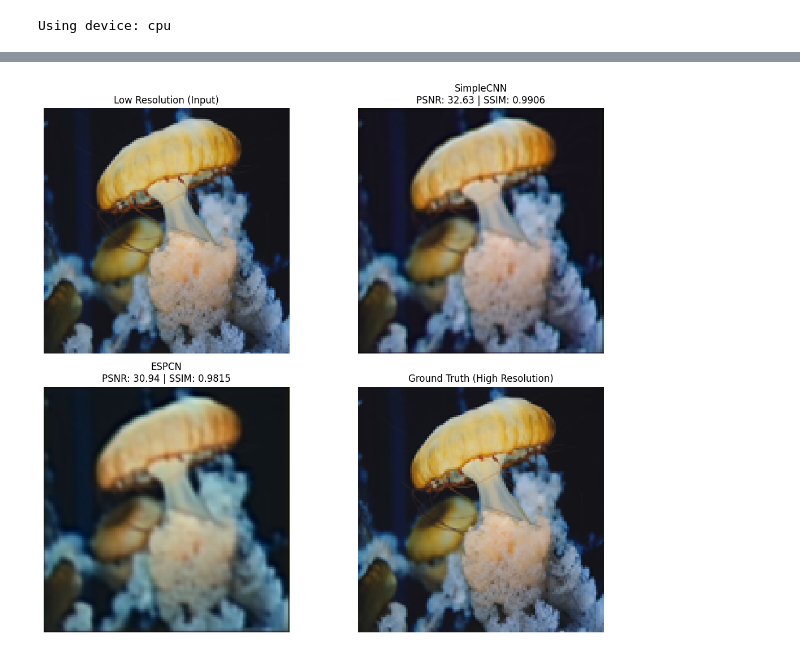
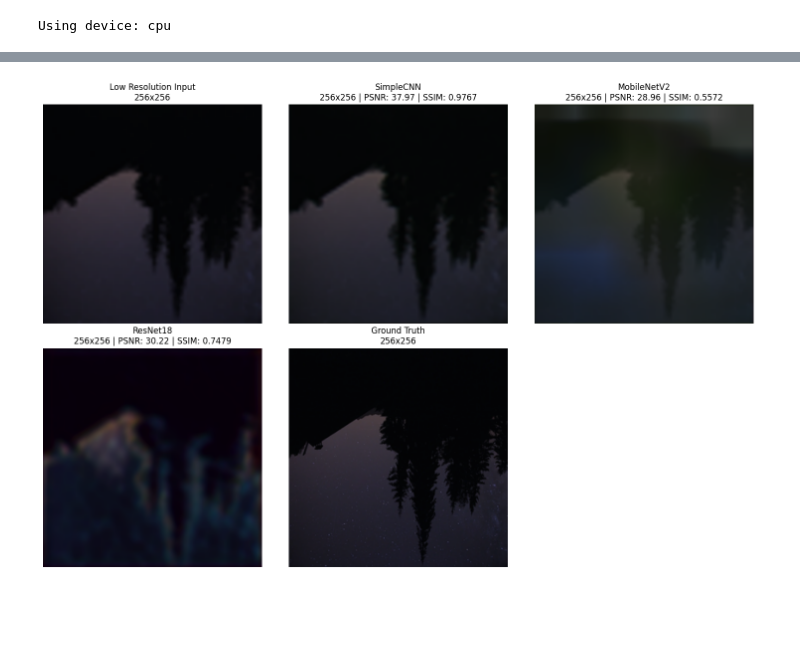
Before and after one commit to tbengric/CV_Project3, a Jupyter notebook: project3.ipynb, the cells around one changed output, grey strips where cells are left out. Drawn from its saved outputs; the diff is of its cells as text; code cells hidden in the pictures; blank space fills up the shorter version.

```diff
--- a/project3.ipynb
+++ b/project3.ipynb
@@ -192,9 +338,8 @@ def validate(model, loader, criterion, device):
 
     return total_loss / len(loader)
 
-def train_model(model, train_loader, val_loader, epochs=10, lr=1e-3):
-    criterion = nn.L1Loss()
-    optimizer = optim.Adam(model.parameters(), lr=lr)
+def train_model(model, train_loader, val_loader, criterion, epochs=10, lr=1e-3):
+    optimizer = optim.Adam(filter(lambda p: p.requires_grad, model.parameters()), lr=lr)
 
     history = {
         'train_loss': [],
@@ -230,0 +398,7 @@ history_espcn = train_model(model_espcn, train_loader, val_loader, epochs=10)
+# %%
+# FEATURE 3: ARCHITECTURE TUNING - Train MobileNetV2 (Pre-trained Transfer Learning)
+print("\n=== Training MobileNetV2 (Transfer Learning) ===")
+model_mobilenet = MobileNetV2Pretrained().to(device)
+history_mobilenet = train_model(model_mobilenet, train_loader, val_loader, nn.L1Loss(), epochs=10, lr=5e-4)
+
+print("MobileNetV2 training completed")
@@ -230,0 +408,7 @@ history_espcn = train_model(model_espcn, train_loader, val_loader, epochs=10)
+# %%
+# FEATURE 3: ARCHITECTURE TUNING - Train ResNet18 (Pre-trained with U-Net Decoder)
+print("\n=== Training ResNet18 (U-Net decoder) ===")
+model_resnet = ResNet18SuperResolution().to(device)
+history_resnet = train_model(model_resnet, train_loader, val_loader, nn.L1Loss(), epochs=10, lr=5e-4)
+
+print("ResNet18 training completed")
@@ -325,45 +568,60 @@ plt.show()
 idx_demo = np.random.randint(0, len(test_dataset))
 low_demo, high_demo = test_dataset[idx_demo]
 
+# FEATURE 1: DATA AUGMENTATION (no augmentation on test set)
+# FEATURE 2: TESTING VARIOUS LOSS FUNCTIONS (L1Loss used here)
+# FEATURE 3: ARCHITECTURE TUNING (Compare 3 different models)
 low_demo = low_demo.unsqueeze(0).to(device)
 high_demo = high_demo.to(device)
 
 model_scratch.eval()
-model_espcn.eval()
+model_mobilenet.eval()
+model_resnet.eval()
 
+# Compute model outputs without gradients
 with torch.no_grad():
     out_scratch = model_scratch(low_demo)
-    out_espcn = model_espcn(low_demo)
+    out_mobilenet = model_mobilenet(low_demo)
+    out_resnet = model_resnet(low_demo)
 
 low_img = np.clip(low_demo[0].cpu().numpy().transpose(1, 2, 0) * 255, 0, 255).astype(np.uint8)
 high_img = np.clip(high_demo.cpu().numpy().transpose(1, 2, 0) * 255, 0, 255).astype(np.uint8)
-out_scratch_img = np.clip(out_scratch[0].cpu().numpy().transpose(1, 2, 0) * 255, 0, 255).astype(np.uint8)
-out_espcn_img = np.clip(out_espcn[0].cpu().numpy().transpose(1, 2, 0) * 255, 0, 255).astype(np.uint8)
+out_scratch_img = np.clip(out_scratch[0].detach().cpu().numpy().transpose(1, 2, 0) * 255, 0, 255).astype(np.uint8)
+out_mobilenet_img = np.clip(out_mobilenet[0].detach().cpu().numpy().transpose(1, 2, 0) * 255, 0, 255).astype(np.uint8)
+out_resnet_img = np.clip(out_resnet[0].detach().cpu().numpy().transpose(1, 2, 0) * 255, 0, 255).astype(np.uint8)
 
 psnr_scratch_demo = psnr(out_scratch_img, high_img)
-psnr_espcn_demo = psnr(out_espcn_img, high_img)
+psnr_mobilenet_demo = psnr(out_mobilenet_img, high_img)
+psnr_resnet_demo = psnr(out_resnet_img, high_img)
 ssim_scratch_demo = ssim(out_scratch_img.astype(float), high_img.astype(float))
-ssim_espcn_demo = ssim(out_espcn_img.astype(float), high_img.astype(float))
+ssim_mobilenet_demo = ssim(out_mobilenet_img.astype(float), high_img.astype(float))
+ssim_resnet_demo = ssim(out_resnet_img.astype(float), high_img.astype(float))
 
-fig, axes = plt.subplots(2, 2, figsize=(12, 10))
+fig, axes = plt.subplots(2, 3, figsize=(15, 10))
 
 axes[0, 0].imshow(low_img)
-axes[0, 0].set_title('Low Resolution (Input)')
+axes[0, 0].set_title(f'Low Resolution Input\n{low_img.shape[1]}x{low_img.shape[0]}')
 axes[0, 0].axis('off')
 
 axes[0, 1].imshow(out_scratch_img)
-axes[0, 1].set_title(f'SimpleCNN\nPSNR: {psnr_scratch_demo:.2f} | SSIM: {ssim_scratch_demo:.4f}')
+axes[0, 1].set_title(f'SimpleCNN\n{out_scratch_img.shape[1]}x{out_scratch_img.shape[0]} | PSNR: {psnr_scratch_demo:.2f} | SSIM: {ssim_scratch_demo:.4f}')
 axes[0, 1].axis('off')
 
-axes[1, 0].imshow(out_espcn_img)
-axes[1, 0].set_title(f'ESPCN\nPSNR: {psnr_espcn_demo:.2f} | SSIM: {ssim_espcn_demo:.4f}')
+axes[0, 2].imshow(out_mobilenet_img)
+axes[0, 2].set_title(f'MobileNetV2\n{out_mobilenet_img.shape[1]}x{out_mobilenet_img.shape[0]} | PSNR: {psnr_mobilenet_demo:.2f} | SSIM: {ssim_mobilenet_demo:.4f}')
+axes[0, 2].axis('off')
+
+axes[1, 0].imshow(out_resnet_img)
+axes[1, 0].set_title(f'ResNet18\n{out_resnet_img.shape[1]}x{out_resnet_img.shape[0]} | PSNR: {psnr_resnet_demo:.2f} | SSIM: {ssim_resnet_demo:.4f}')
 axes[1, 0].axis('off')
 
 axes[1, 1].imshow(high_img)
-axes[1, 1].set_title('Ground Truth (High Resolution)')
+axes[1, 1].set_title(f'Ground Truth\n{high_img.shape[1]}x{high_img.shape[0]}')
 axes[1, 1].axis('off')
+
+axes[1, 2].axis('off')
 
 plt.tight_layout()
 plt.show()
 # %% [output]
-[figure, old version]
+[figure, new version]
```
Also changed, not shown: parts of 13 cells of this notebook.
